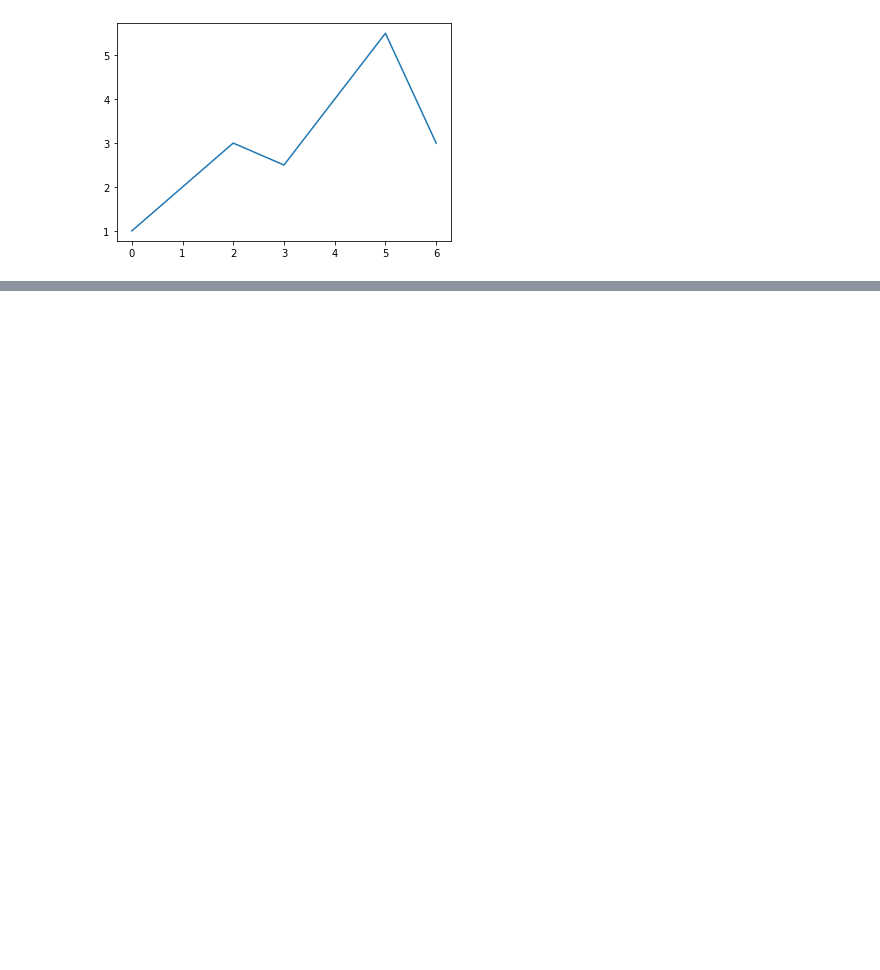
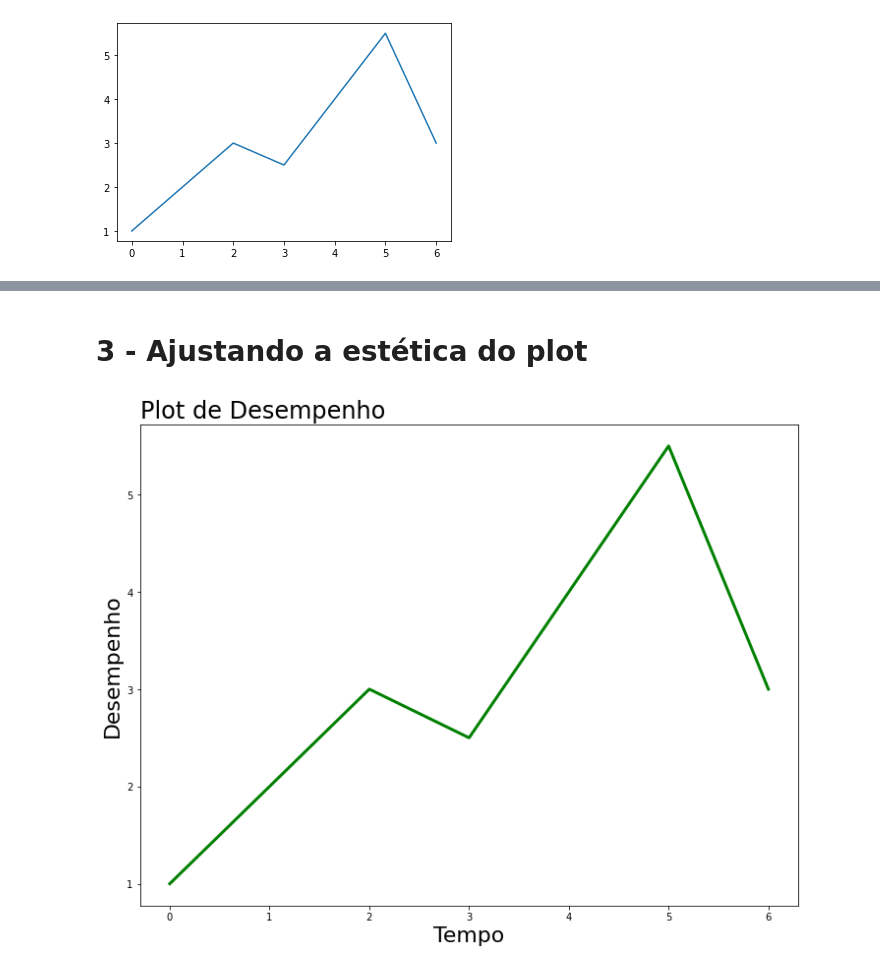
Before and after one commit to GGoes01/Alura_Python, a Jupyter notebook: PY_00 - Plotagem Basica.ipynb, the cells around one changed output, grey strips where cells are left out. Cells and saved outputs as stored; diff of their text form; code cells hidden in the pictures; blank space fills up the shorter version.

```diff
--- a/PY_00 - Plotagem Basica.ipynb
+++ b/PY_00 - Plotagem Basica.ipynb
@@ -17,0 +24,11 @@ plt.()
+# %% [markdown]
+# 3 - Ajustando a estética do plot
+# %%
+plt.figure(figsize=(12, 9))
+plt.title("Plot de Desempenho", loc="left", fontsize=24)
+plt.xlabel("Tempo", fontsize="22")
+plt.ylabel("Desempenho", fontsize="22")
+plt.plot(x, y, linewidth=3, c="green")
+plt.show()
+# %% [output]
+[figure, added]
```
Also changed, not shown: parts of 6 cells of this notebook.
